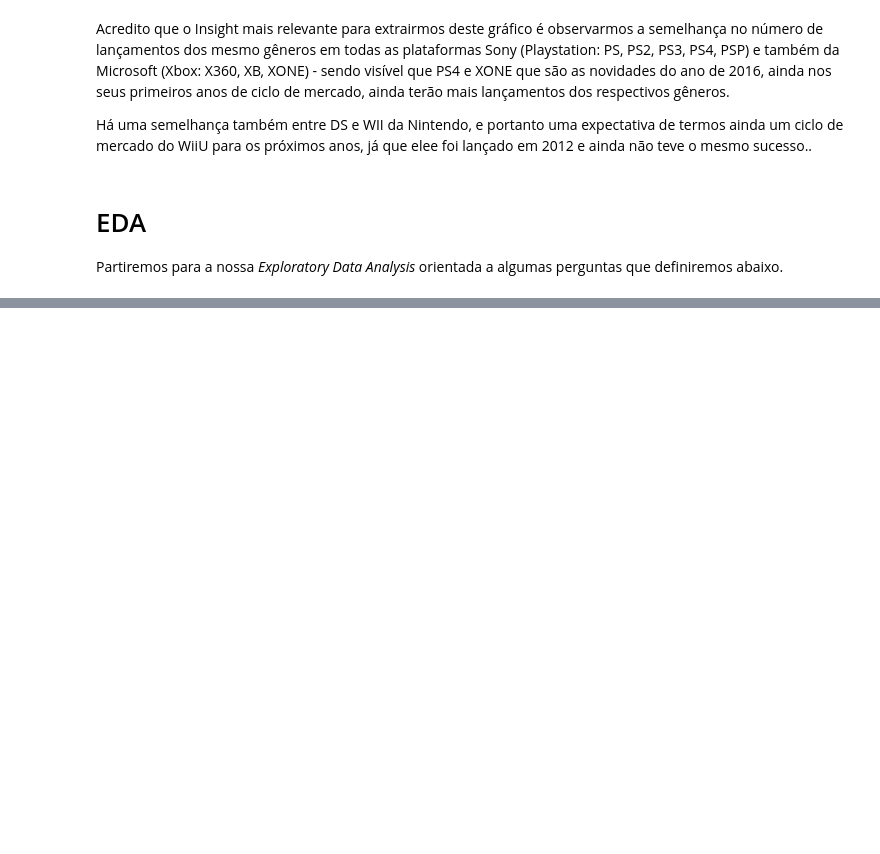
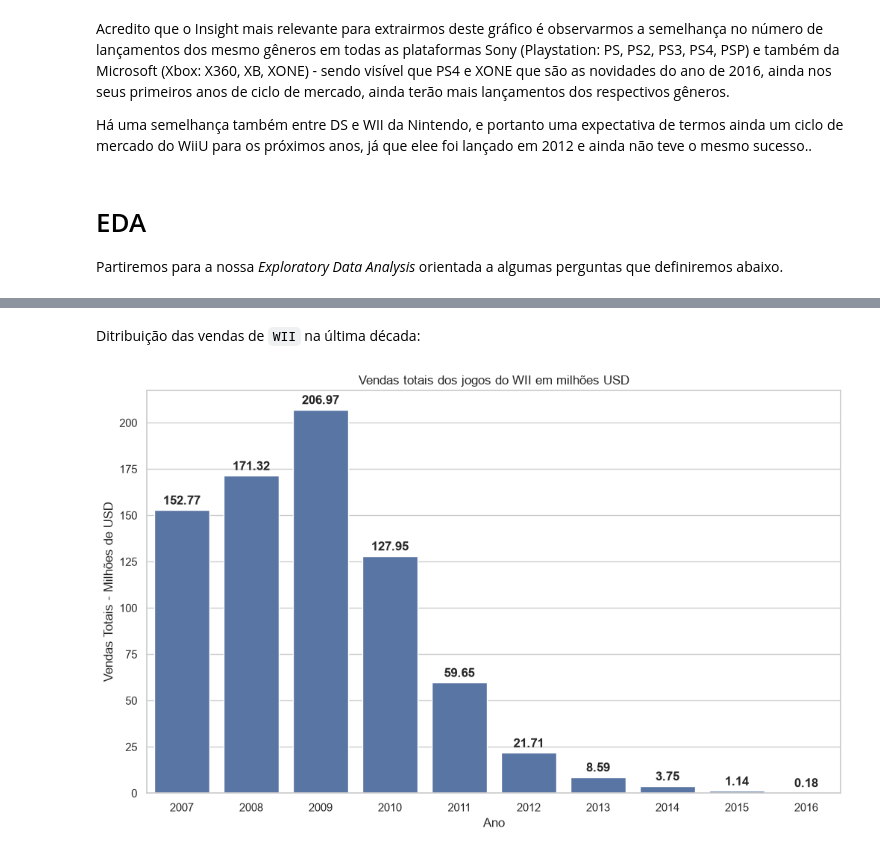
Before and after one commit to JLMB2015/games-analysis, a Jupyter notebook: project.ipynb, the cells around one changed output, grey strips where cells are left out. Drawn from its saved outputs; the diff is of its cells as text; code cells hidden in the pictures; blank space fills up the shorter version.

```diff
--- a/project.ipynb
+++ b/project.ipynb
@@ -1926,0 +2595,25 @@ Doravante, nossas análises seguirão o DataFrame abaixo:
+# %% [markdown]
+Ditribuição das vendas de `WII` na última década:
+# %%
+wii_mask = main_df['platform'] == 'WII'
+wii_df = main_df[wii_mask]
+wii_df = wii_df.groupby('year_of_release')['total_sales'].sum().reset_index()
+
+graph = sns.barplot(data=wii_df, x='year_of_release',y='total_sales')
+
+# Adiciona rótulos acima de cada barra
+for p in graph.patches:
+    graph.annotate(
+        f'{p.get_height():,.2f}',                       # valor da barra formatado
+        (p.get_x() + p.get_width()/2, p.get_height()),  # posição: centro e topo da barra
+        ha='center', va='bottom', fontweight='bold',    # alinhamento central e negrito
+        xytext=(0, 3), textcoords='offset points'       # deslocamento de 3 pontos acima da barra
+    )
+
+plt.title('Vendas totais dos jogos do WII em milhões USD')
+plt.xlabel(xlabel="Ano")
+plt.ylabel(ylabel="Vendas Totais - Milhões de USD")
+
+plt.show(graph)
+# %% [output]
+[figure, added]
```
Also changed, not shown: parts of 104 cells of this notebook.
